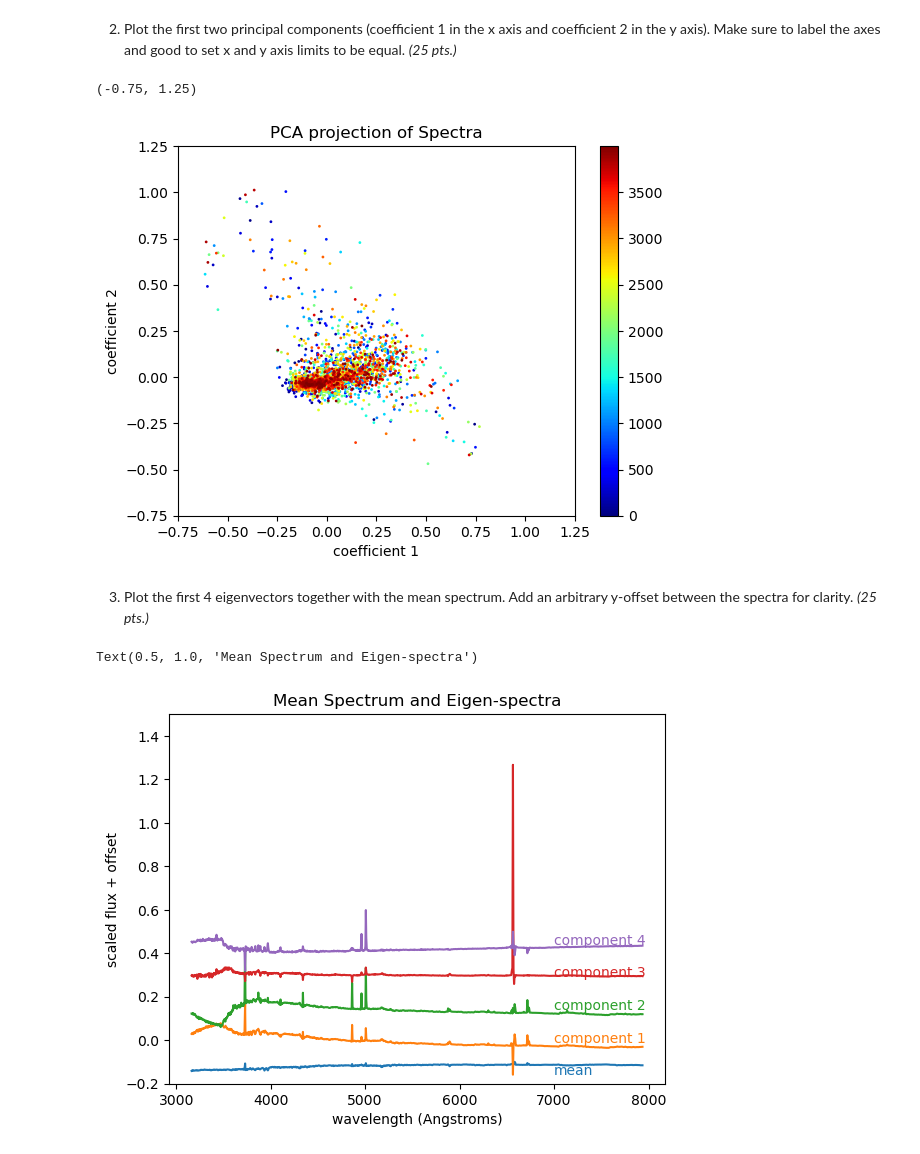
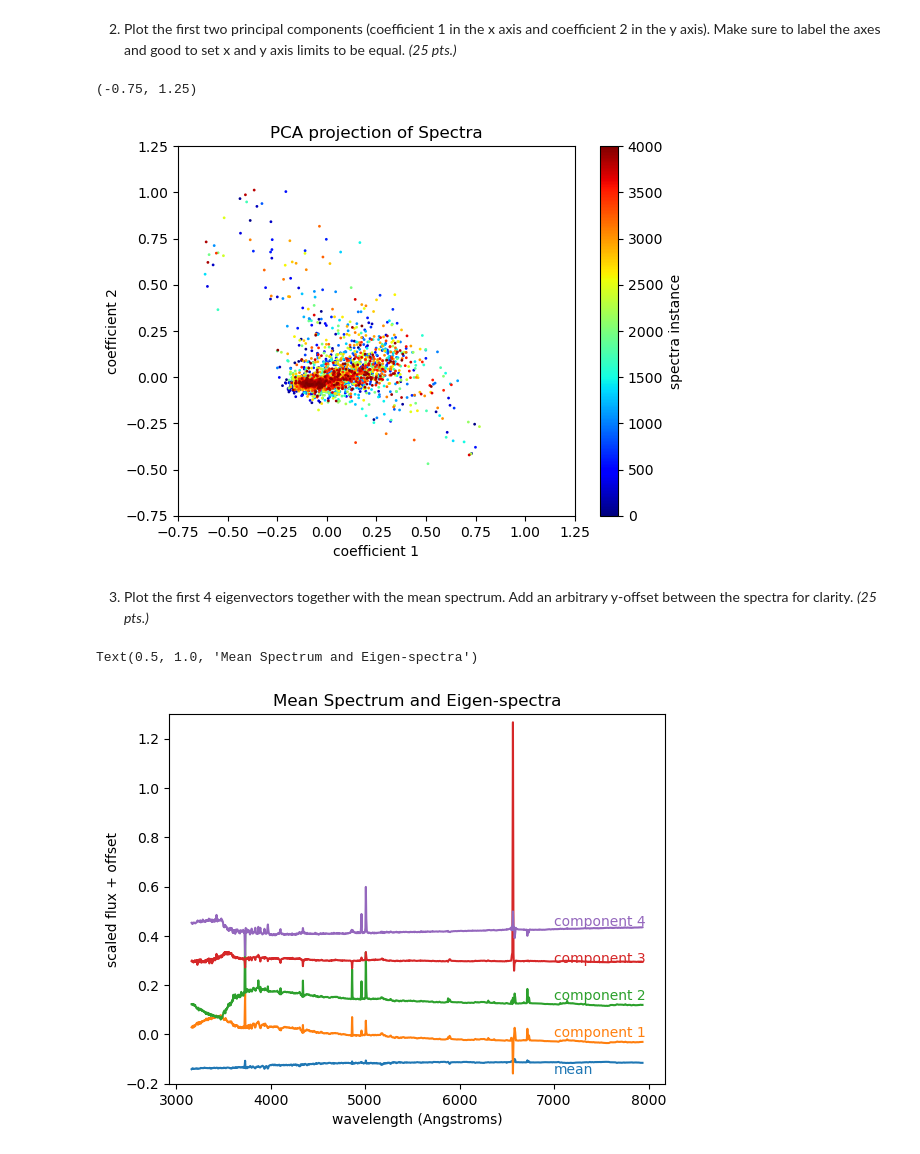
Before and after one commit to davidsaurus/AP_157_Lab, a Jupyter notebook: Daffon_AP157_lab_assignment_A3.ipynb, the cells around one changed output. Drawn from its saved outputs; the diff is of its cells as text; code cells hidden in the pictures.

```diff
--- a/Daffon_AP157_lab_assignment_A3.ipynb
+++ b/Daffon_AP157_lab_assignment_A3.ipynb
@@ -126,31 +125,31 @@ X_proj.shape
 2. Plot the first two principal components (coefficient 1 in the x axis and coefficient 2 in the y axis). Make sure to label the axes and good to set x and y axis limits to be equal. *(25 pts.)*
 # %%
 plt.scatter(X_proj[:, 0], X_proj[:, 1], c=np.arange(0, 4000), s=4, lw=0, cmap=pl.cm.jet)
-plt.colorbar()
+plt.colorbar(label='spectra instance')
+plt.clim(0, 4000)
 plt.xlabel('coefficient 1')
 plt.ylabel('coefficient 2')
 plt.title('PCA projection of Spectra')
 plt.xlim(-0.75, 1.25)
 plt.ylim(-0.75, 1.25)
 # %% [output]
 (-0.75, 1.25)
-[figure, old version]
+[figure, new version]
 # %% [markdown]
 3. Plot the first 4 eigenvectors together with the mean spectrum. Add an arbitrary y-offset between the spectra for clarity. *(25 pts.)*
 # %%
 i = np.arange(4000)
-pl.figure()
-l = pl.plot(wavelength, pca.mean_ - 0.15)
+l = plt.plot(wavelength, pca.mean_ - 0.15)
 c = l[0].get_color()
-pl.text(7000, -0.16, "mean" % i, color=c)
+plt.text(7000, -0.16, "mean" % i, color=c)
 for i in range(4):
-    l = pl.plot(wavelength, pca.components_[i] + 0.15 * i)
+    l = plt.plot(wavelength, pca.components_[i] + 0.15 * i)
     c = l[0].get_color()
-    pl.text(7000, -0.01 + 0.15 * i, "component %i" % (i + 1), color=c)
-pl.ylim(-0.2, 1.5)
-pl.xlabel('wavelength (Angstroms)')
-pl.ylabel('scaled flux + offset')
-pl.title('Mean Spectrum and Eigen-spectra')
+    plt.text(7000, -0.01 + 0.15 * i, "component %i" % (i + 1), color=c)
+plt.ylim(-0.2, 1.3)
+plt.xlabel('wavelength (Angstroms)')
+plt.ylabel('scaled flux + offset')
+plt.title('Mean Spectrum and Eigen-spectra')
 # %% [output]
 Text(0.5, 1.0, 'Mean Spectrum and Eigen-spectra')
-[figure, old version]
+[figure, new version]
```
Also changed, not shown: parts of 1 cell of this notebook, 1 other file.
